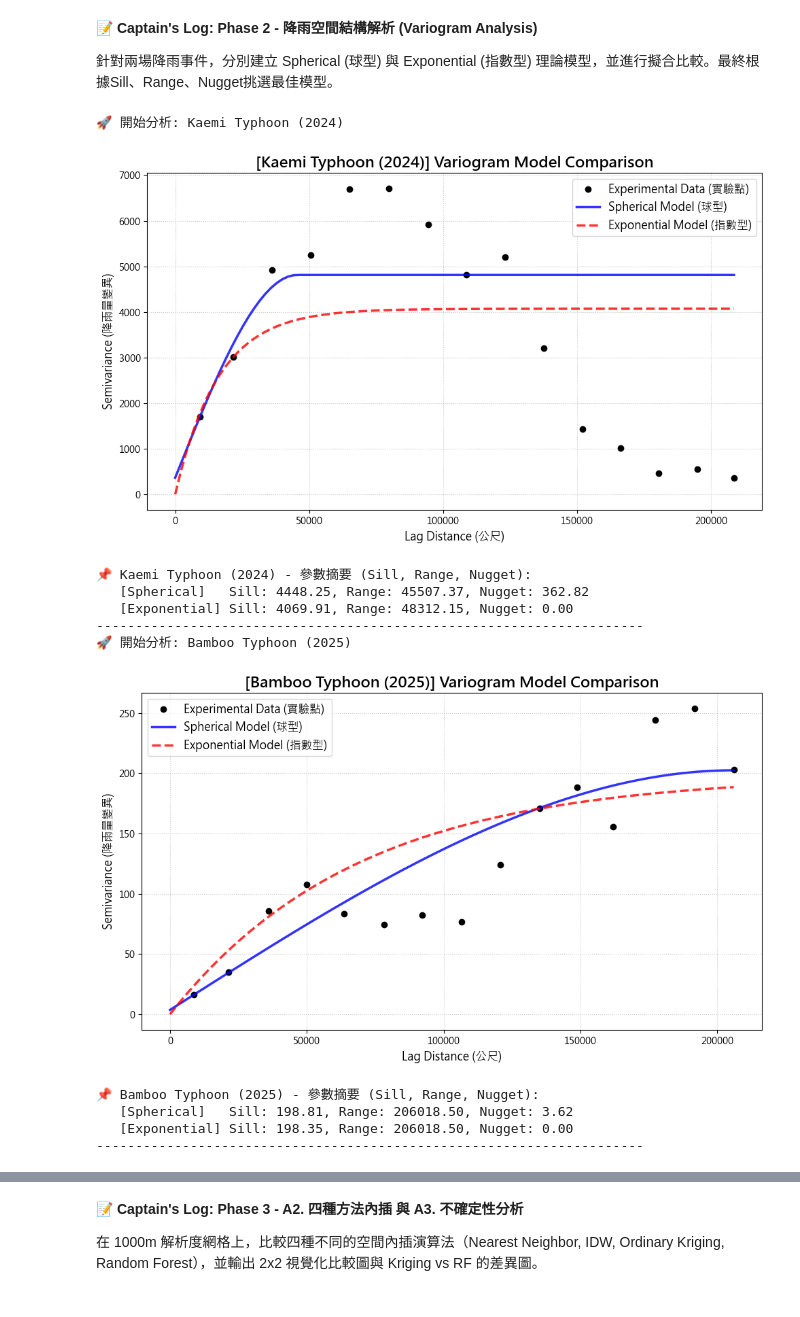
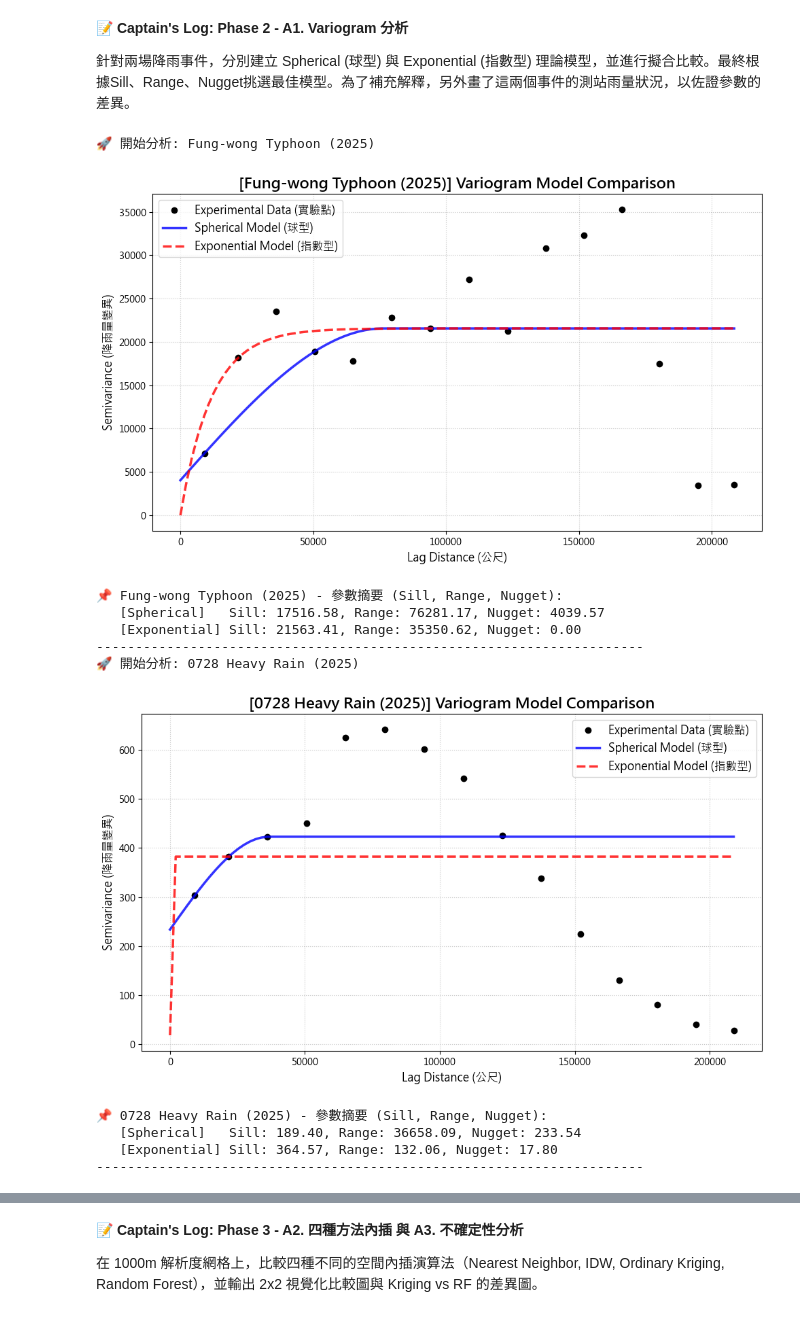
Before and after one commit to Geographish/Homework6, a Jupyter notebook: Week6_Shootout.ipynb, the cells around one changed output, grey strips where cells are left out. Drawn from its saved outputs; the diff is of its cells as text; code cells hidden in the pictures.

```diff
--- a/Week6_Shootout.ipynb
+++ b/Week6_Shootout.ipynb
@@ -38,9 +38,9 @@ def preprocess_rainfall_data(file_path, target_col='Past24hr'):
     return gdf_3826
 
 # ================= 執行區塊 =================
-# 更新為新的檔案路徑
+# 更新為正確的檔案路徑
 file_fungwong = r"C:\Users\alvin\Desktop\Analysis and application of Remote sensing & geospatial information\Homework6\data\rain_20251111.csv"
-file_0728 = r"C:\Users\alvin\Desktop\Analysis and application of Remote sensing & geospatial information\Homework6\data\rain_20250729.csv"
+file_0728 = r"C:\Users\alvin\Desktop\Analysis and application of Remote sensing & geospatial information\Homework6\data\rain_20250728.csv"
 target_column = 'Past24hr'
 
 # 重新載入並處理兩場新事件
@@ -49,7 +49,22 @@ gdf_0728 = preprocess_rainfall_data(file_0728, target_col=target_column)
 
 # 檢查測站數量
 print(f"鳳凰颱風 (2025/11/11) 有效測站數量: {len(gdf_fungwong)}")
-print(f"0728豪雨事件 (2025/07/29) 有效測站數量: {len(gdf_0728)}")
+print(f"0728豪雨事件 (2025/07/28) 有效測站數量: {len(gdf_0728)}")
 print("-" * 50)
+
+# ================= 驗證區塊 (蘇澳測站) =================
+def verify_station(gdf, station_name, event_name):
+    station_data = gdf[gdf['StationName'] == station_name]
+    if not station_data.empty:
+        time_str = station_data['DateTime'].iloc[0].strftime('%Y-%m-%d %H:%M:%S')
+        rain_val = station_data[target_column].iloc[0]
+        print(f"✅ {event_name} - {station_name} 測站資訊:")
+        print(f"   擷取時間: {time_str}")
+        print(f"   {target_column} 雨量: {rain_val} mm")
+    else:
+        print(f"⚠️ {event_name} 中找不到 {station_name} 測站 (可能無雨或數值異常被過濾)。")
+
+verify_station(gdf_fungwong, '蘇澳', '鳳凰颱風 (2025/11/11)')
+verify_station(gdf_0728, '蘇澳', '0728豪雨事件 (2025/07/28)')
 # %% [output]
 鳳凰颱風 (2025/11/11) 有效測站數量: 171
@@ -131,7 +79,7 @@ verify_station(gdf_bamboo, '六十石山', '竹節草颱風 (2025)')
 # %% [markdown]
-📝 **Captain's Log: Phase 2 - 降雨空間結構解析 (Variogram Analysis)**
+📝 **Captain's Log: Phase 2 - A1. Variogram 分析**
 
-針對兩場降雨事件，分別建立 Spherical (球型) 與 Exponential (指數型) 理論模型，並進行擬合比較。最終根據Sill、Range、Nugget挑選最佳模型。
+針對兩場降雨事件，分別建立 Spherical (球型) 與 Exponential (指數型) 理論模型，並進行擬合比較。最終根據Sill、Range、Nugget挑選最佳模型。為了補充解釋，另外畫了這兩個事件的測站雨量狀況，以佐證參數的差異。
 # %%
 import numpy as np
 import matplotlib.pyplot as plt
@@ -169,44 +117,45 @@ def plot_variogram_comparison(gdf, value_col, event_name):
 
     # ================= 繪製 Variogram 比較圖 =================
     plt.figure(figsize=(10, 6))
 
     # 實驗點
     plt.plot(lags, semiv, 'ko', markersize=6, label='Experimental Data (實驗點)')
 
     # 理論曲線
     plt.plot(smooth_lags, semiv_sph, 'b-', linewidth=2.5, alpha=0.8, label='Spherical Model (球型)')
     plt.plot(smooth_lags, semiv_exp, 'r--', linewidth=2.5, alpha=0.8, label='Exponential Model (指數型)')
 
     plt.title(f'[{event_name}] Variogram Model Comparison', fontsize=16, fontweight='bold')
     plt.xlabel('Lag Distance (公尺)', fontsize=12)
     plt.ylabel('Semivariance (降雨量變異)', fontsize=12)
     plt.legend(fontsize=12)
     plt.grid(True, linestyle=':', alpha=0.7)
     plt.tight_layout()
     plt.show()
 
     # ================= 印出參數供作業分析使用 =================
     print(f"📌 {event_name} - 參數摘要 (Sill, Range, Nugget):")
     print(f"   [Spherical]   Sill: {ok_sph.variogram_model_parameters[0]:.2f}, Range: {ok_sph.variogram_model_parameters[1]:.2f}, Nugget: {ok_sph.variogram_model_parameters[2]:.2f}")
     print(f"   [Exponential] Sill: {ok_exp.variogram_model_parameters[0]:.2f}, Range: {ok_exp.variogram_model_parameters[1]:.2f}, Nugget: {ok_exp.variogram_model_parameters[2]:.2f}")
     print("-" * 70)
 
     # 回傳這兩個模型，留給下一階段的 Kriging 內插使用
     return ok_sph, ok_exp
 
-# 執行分析 (變數名稱請對應你第一階段跑出來的 GeoDataFrame 與 target_column)
-kaemi_ok_sph, kaemi_ok_exp = plot_variogram_comparison(gdf_kaemi, target_column, 'Kaemi Typhoon (2024)')
-bamboo_ok_sph, bamboo_ok_exp = plot_variogram_comparison(gdf_bamboo, target_column, 'Bamboo Typhoon (2025)')
+# ================= 執行區塊 =================
+# 執行分析並將回傳的模型存起來
+fungwong_ok_sph, fungwong_ok_exp = plot_variogram_comparison(gdf_fungwong, target_column, 'Fung-wong Typhoon (2025)')
+rain0728_ok_sph, rain0728_ok_exp = plot_variogram_comparison(gdf_0728, target_column, '0728 Heavy Rain (2025)')
 # %% [output]
-🚀 開始分析: Kaemi Typhoon (2024)
+🚀 開始分析: Fung-wong Typhoon (2025)
-[figure, old version]
+[figure, new version]
-📌 Kaemi Typhoon (2024) - 參數摘要 (Sill, Range, Nugget):
-   [Spherical]   Sill: 4448.25, Range: 45507.37, Nugget: 362.82
-   [Exponential] Sill: 4069.91, Range: 48312.15, Nugget: 0.00
+📌 Fung-wong Typhoon (2025) - 參數摘要 (Sill, Range, Nugget):
+   [Spherical]   Sill: 17516.58, Range: 76281.17, Nugget: 4039.57
+   [Exponential] Sill: 21563.41, Range: 35350.62, Nugget: 0.00
 ----------------------------------------------------------------------
-🚀 開始分析: Bamboo Typhoon (2025)
+🚀 開始分析: 0728 Heavy Rain (2025)
-[figure, old version]
+[figure, new version]
-📌 Bamboo Typhoon (2025) - 參數摘要 (Sill, Range, Nugget):
-   [Spherical]   Sill: 198.81, Range: 206018.50, Nugget: 3.62
-   [Exponential] Sill: 198.35, Range: 206018.50, Nugget: 0.00
+📌 0728 Heavy Rain (2025) - 參數摘要 (Sill, Range, Nugget):
+   [Spherical]   Sill: 189.40, Range: 36658.09, Nugget: 233.54
+   [Exponential] Sill: 364.57, Range: 132.06, Nugget: 17.80
 ----------------------------------------------------------------------
```
Also changed, not shown: parts of 14 cells of this notebook.
